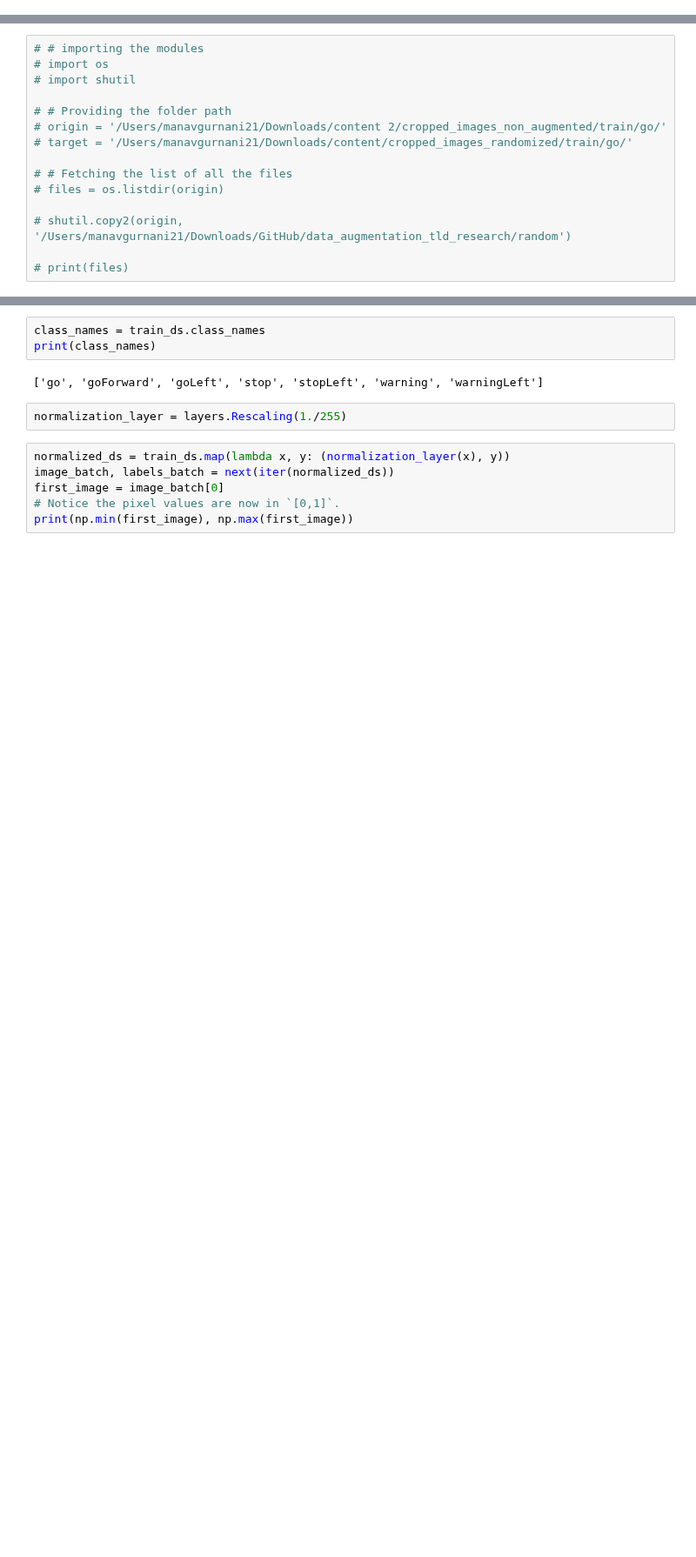
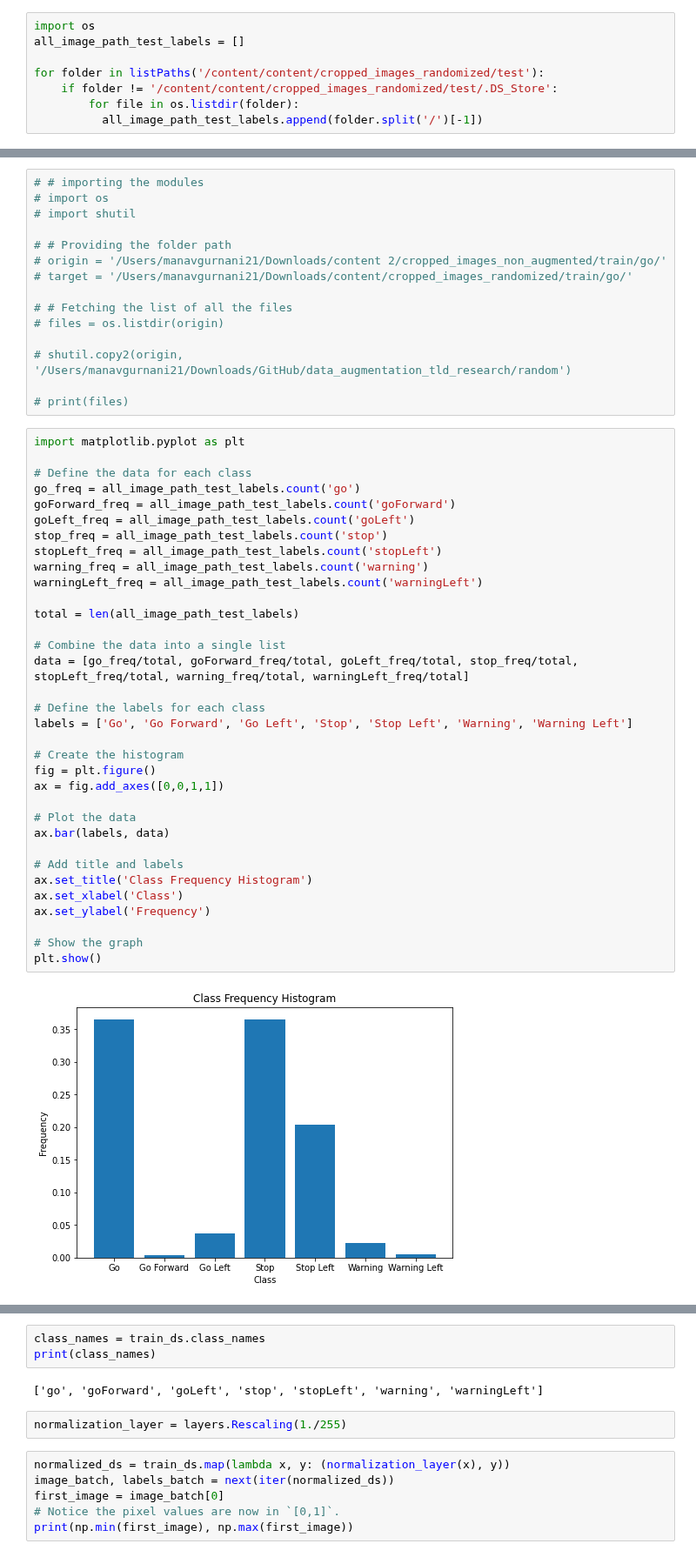
Before and after one commit to manavgurnani21/data_augmentation_tld_research, a Jupyter notebook: Copy_of_Preprocessing.ipynb, the cells around one changed output, grey strips where cells are left out. Shown at 87% size. Cells and saved outputs as stored; diff of their text form; blank space fills up the shorter version.

```diff
--- a/Copy_of_Preprocessing.ipynb
+++ b/Copy_of_Preprocessing.ipynb
@@ -291,0 +305,8 @@ for item in all_sub_paths:
+# %%
+import os
+all_image_path_test_labels = []
+
+for folder in listPaths('/content/content/cropped_images_randomized/test'):
+    if folder != '/content/content/cropped_images_randomized/test/.DS_Store':
+        for file in os.listdir(folder):
+          all_image_path_test_labels.append(folder.split('/')[-1])
@@ -326,4 +342,40 @@ def listPaths(path):
 # shutil.copy2(origin, '/Users/manavgurnani21/Downloads/GitHub/data_augmentation_tld_research/random')
 
 # print(files)
+# %%
+import matplotlib.pyplot as plt
+
+# Define the data for each class
+go_freq = all_image_path_test_labels.count('go')
+goForward_freq = all_image_path_test_labels.count('goForward')
+goLeft_freq = all_image_path_test_labels.count('goLeft')
+stop_freq = all_image_path_test_labels.count('stop')
+stopLeft_freq = all_image_path_test_labels.count('stopLeft')
+warning_freq = all_image_path_test_labels.count('warning')
+warningLeft_freq = all_image_path_test_labels.count('warningLeft')
+
+total = len(all_image_path_test_labels)
+
+# Combine the data into a single list
+data = [go_freq/total, goForward_freq/total, goLeft_freq/total, stop_freq/total, stopLeft_freq/total, warning_freq/total, warningLeft_freq/total]
+
+# Define the labels for each class
+labels = ['Go', 'Go Forward', 'Go Left', 'Stop', 'Stop Left', 'Warning', 'Warning Left']
+
+# Create the histogram
+fig = plt.figure()
+ax = fig.add_axes([0,0,1,1])
+
+# Plot the data
+ax.bar(labels, data)
+
+# Add title and labels
+ax.set_title('Class Frequency Histogram')
+ax.set_xlabel('Class')
+ax.set_ylabel('Frequency')
+
+# Show the graph
+plt.show()
+# %% [output]
+[figure, added]
 # %%
```
Also changed, not shown: parts of 16 cells of this notebook.
